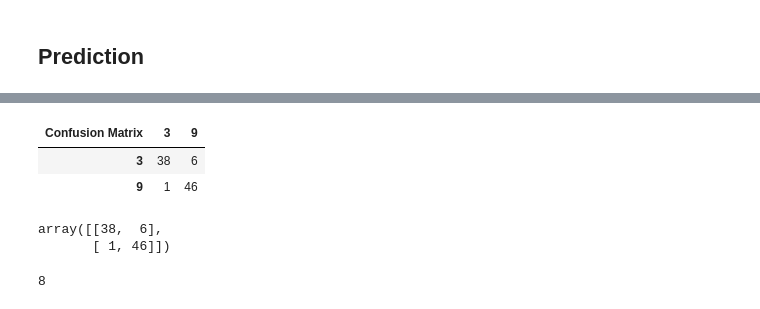
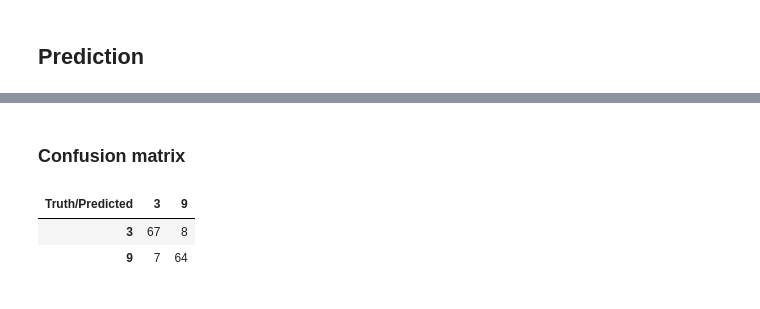
Before and after one commit to Simske/ML, a Jupyter notebook: ex03/naive-bayes.ipynb, the cells around one changed output, grey strips where cells are left out. Cells and saved outputs as stored; diff of their text form; code cells hidden in the pictures.

```diff
--- a/ex03/naive-bayes.ipynb
+++ b/ex03/naive-bayes.ipynb
@@ -68,8 +68,9 @@ def fit_naive_bayes(features, labels, bincount=0):
             range_ = np.max(features[mask], axis=0) - np.min(features[mask], axis=0)
             # Freedman-Diaconis rule
             dx = 2 * iqr(features[mask], axis=0) / features[mask].shape[0]**(1/3)
-            binc = int(np.max(np.ceil(range_ / dx)))
-            if binc > bincount:
+            dx_filter = dx != 0
+            binc = int(np.max(np.ceil(range_[dx_filter] / dx[dx_filter])))
+            if binc > bincount and binc < 30:
                 bincount = binc
 
     histograms = np.empty((C, D, bincount))
@@ -104,5 +107,5 @@ def confusion_matrix(predicted, truth, nice_print=False, labels=[3,9]):
         _, conf[i] = np.unique(predicted[truth == label], return_counts=True)
 
     if nice_print:
-        display(pd.DataFrame(data = conf, index=labels, columns=labels).rename_axis("Confusion Matrix", axis='columns'))
+        display(pd.DataFrame(data = conf, index=labels, columns=labels).rename_axis("Truth/Predicted", axis='columns'))
     return conf
@@ -113,0 +114,4 @@ predicted = predict_naive_bayes(x_test, histograms, binning)
+# %%
+x_train2f, x_test2f, y_train2f, y_test2f = train_test_split(x_features, y_labels, test_size=0.4, random_state=RANDOMSEED)
+histograms2f, binning2f = fit_naive_bayes(x_train2f, y_train2f)
+predicted2f = predict_naive_bayes(x_test2f, histograms2f, binning2f)
@@ -114,12 +169,8 @@ predicted = predict_naive_bayes(x_test, histograms, binning)
+# %% [markdown]
+### Confusion matrix
 # %%
-confusion_matrix(predicted, y_test, True)
+confusion_matrix(predicted2f, y_test2f, True);
 # %% [output]
-| Confusion Matrix | 3 | 9 |
-| 3 | 38 | 6 |
-| 9 | 1 | 46 |
+| Truth/Predicted | 3 | 9 |
+| 3 | 67 | 8 |
+| 9 | 7 | 64 |
-array([[38,  6],
-       [ 1, 46]])
-# %%
-np.sum(predicted[y_test == 3] != y_test[y_test == 3])
-# %% [output]
-8
```
Also changed, not shown: parts of 23 cells of this notebook.
